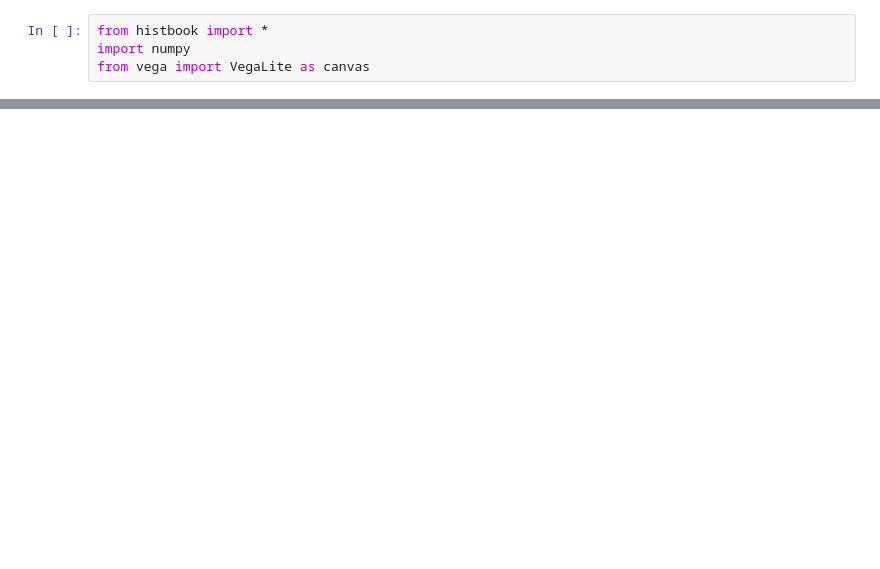
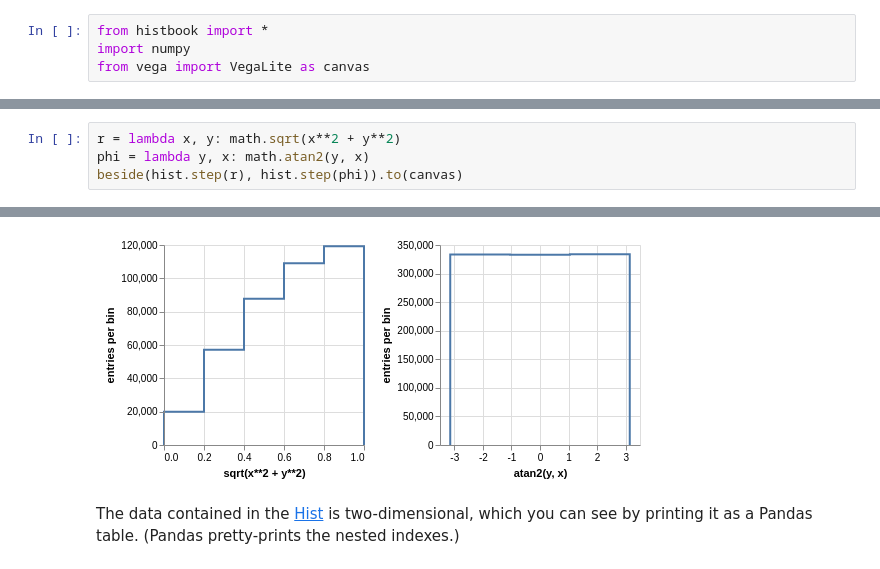
Before and after one commit to scikit-hep/histbook, a Jupyter notebook: binder/tutorial.ipynb, the cells around one changed output, grey strips where cells are left out. Cells and saved outputs as stored; diff of their text form; blank space fills up the shorter version.

```diff
--- a/binder/tutorial.ipynb
+++ b/binder/tutorial.ipynb
@@ -12,0 +62,5 @@ histogram.step("data").to(canvas)
+# %%
+r = lambda x, y: math.sqrt(x**2 + y**2)
+phi = lambda y, x: math.atan2(y, x)
+beside(hist.step(r), hist.step(phi)).to(canvas)
+# %% [output]
@@ -12,0 +68,3 @@ histogram.step("data").to(canvas)
+[figure, added]
+# %% [markdown]
+The data contained in the [Hist](http://histbook.readthedocs.io/en/latest/histograms.html#histbook.hist.Hist) is two-dimensional, which you can see by printing it as a Pandas table. (Pandas pretty-prints the nested indexes.)
```
Also changed, not shown: parts of 63 cells of this notebook, 2 other files.
